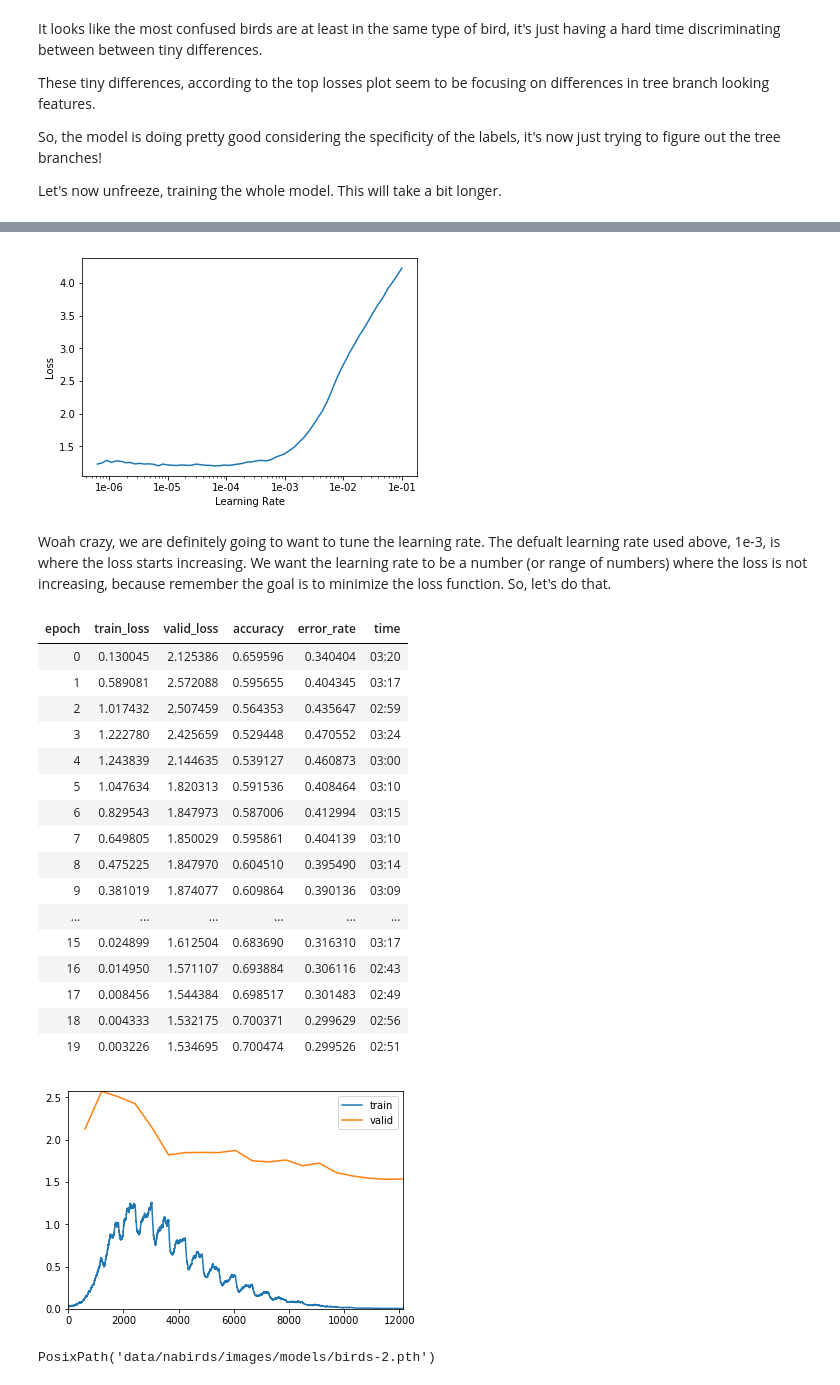
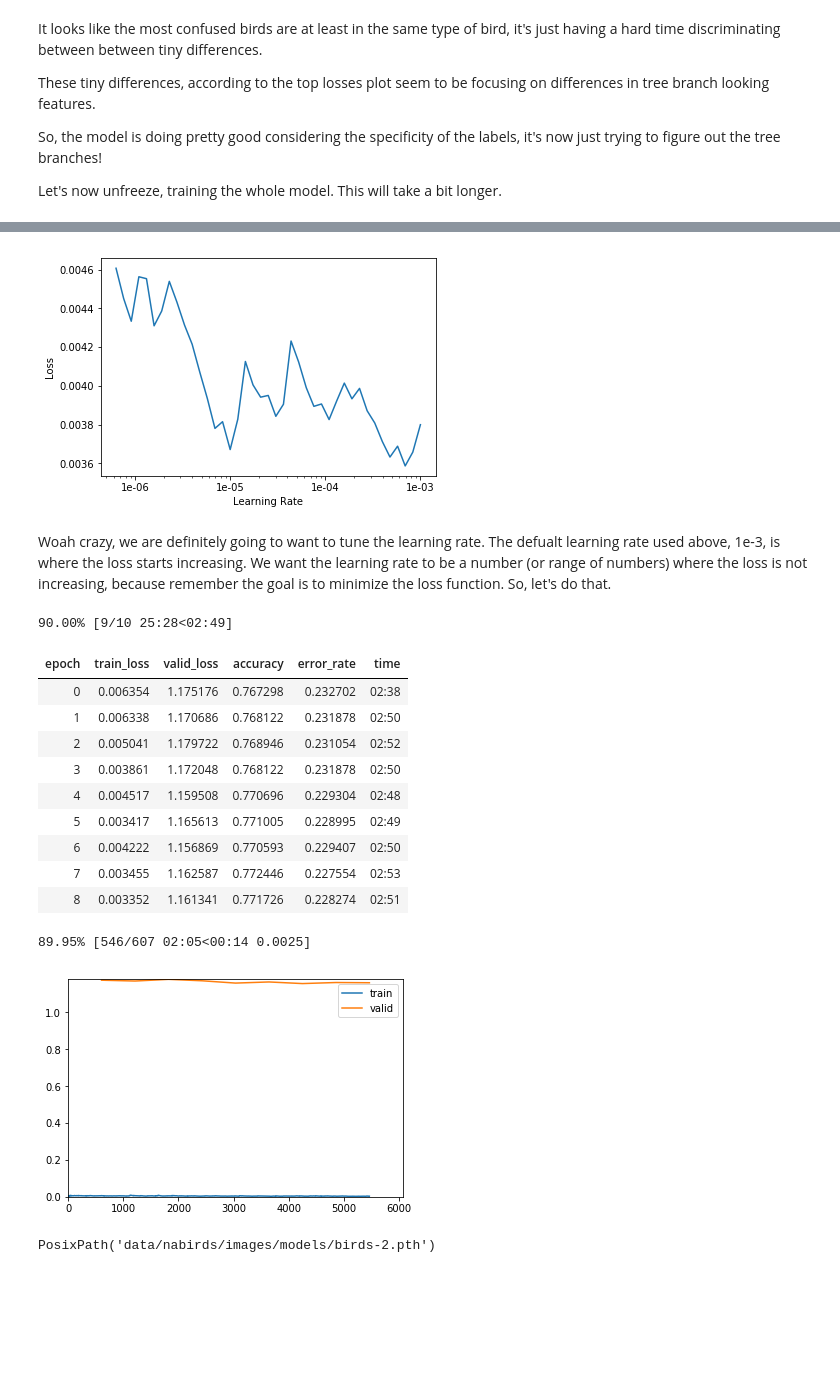
Before and after one commit to jakevc/deeplearn, a Jupyter notebook: BirdClassifier.ipynb, the cells around one changed output, grey strips where cells are left out. Cells and saved outputs as stored; diff of their text form; code cells hidden in the pictures; blank space fills up the shorter version.

```diff
--- a/BirdClassifier.ipynb
+++ b/BirdClassifier.ipynb
@@ -258,6 +257,6 @@ learn = cnn_learner(data, models.resnet34, metrics=[accuracy, error_rate])
 # %%
 # fit the model using one_cycle, and 4 epochs
 # fit one cycle is only training on the last layer
-learn.fit_one_cycle(4)
+learn.fit_one_cycle(10, callbacks=[ShowGraph(learn)])
 # %% [output]
 | epoch | train_loss | valid_loss | accuracy | error_rate | time |
@@ -271,3 +277,4 @@ The last few layers of the model is accurately predicting the right bird 65% of
 Let's do some fine tuning and see how much accuracy we can squeeze out.
 # %%
 learn.save("birds-1")
+learn.load("birds-1")
@@ -307,6 +322,6 @@ So, the model is doing pretty good considering the specificity of the labels, it
 Let's now unfreeze, training the whole model. This will take a bit longer.
 # %%
 learn.unfreeze()
-learn.fit_one_cycle(6) # six epochs of training
+learn.fit_one_cycle(20, callbacks=[ShowGraph(learn)])
 # %% [output]
 | epoch | train_loss | valid_loss | accuracy | error_rate | time |
@@ -327,2 +347,3 @@ Our validation loss is still much higher than our training loss, it looks like w
 # %%
-learn.load("birds-1").silent
+learn.save("birds-2")
+learn.load("birds-2")
@@ -335,31 +373,26 @@ LR Finder is complete, type {learner_name}.recorder.plot() to see the graph.
 # %%
 learn.recorder.plot()
 # %% [output]
-[figure, old version]
+[figure, new version]
 # %% [markdown]
 Woah crazy, we are definitely going to want to tune the learning rate. The defualt learning rate used above, 1e-3, is where the loss starts increasing. We want the learning rate to be a number (or range of numbers) where the loss is not increasing, because remember the goal is to minimize the loss function. So, let's do that.
 # %%
 learn.unfreeze()
-learn.fit_one_cycle(20,max_lr = slice(3e-3, 1e-3), callbacks=[ShowGraph(learn)])
+learn.fit_one_cycle(10,max_lr = slice(5e-6, 6e-6), callbacks=[ShowGraph(learn)])
 # %% [output]
+90.00% [9/10 25:28<02:49]
 | epoch | train_loss | valid_loss | accuracy | error_rate | time |
-| 0 | 0.130045 | 2.125386 | 0.659596 | 0.340404 | 03:20 |
-| 1 | 0.589081 | 2.572088 | 0.595655 | 0.404345 | 03:17 |
-| 2 | 1.017432 | 2.507459 | 0.564353 | 0.435647 | 02:59 |
-| 3 | 1.222780 | 2.425659 | 0.529448 | 0.470552 | 03:24 |
-| 4 | 1.243839 | 2.144635 | 0.539127 | 0.460873 | 03:00 |
-| 5 | 1.047634 | 1.820313 | 0.591536 | 0.408464 | 03:10 |
-| 6 | 0.829543 | 1.847973 | 0.587006 | 0.412994 | 03:15 |
-| 7 | 0.649805 | 1.850029 | 0.595861 | 0.404139 | 03:10 |
-| 8 | 0.475225 | 1.847970 | 0.604510 | 0.395490 | 03:14 |
-| 9 | 0.381019 | 1.874077 | 0.609864 | 0.390136 | 03:09 |
-| ... | ... | ... | ... | ... | ... |
-| 15 | 0.024899 | 1.612504 | 0.683690 | 0.316310 | 03:17 |
-| 16 | 0.014950 | 1.571107 | 0.693884 | 0.306116 | 02:43 |
-| 17 | 0.008456 | 1.544384 | 0.698517 | 0.301483 | 02:49 |
-| 18 | 0.004333 | 1.532175 | 0.700371 | 0.299629 | 02:56 |
-| 19 | 0.003226 | 1.534695 | 0.700474 | 0.299526 | 02:51 |
+| 0 | 0.006354 | 1.175176 | 0.767298 | 0.232702 | 02:38 |
+| 1 | 0.006338 | 1.170686 | 0.768122 | 0.231878 | 02:50 |
+| 2 | 0.005041 | 1.179722 | 0.768946 | 0.231054 | 02:52 |
+| 3 | 0.003861 | 1.172048 | 0.768122 | 0.231878 | 02:50 |
+| 4 | 0.004517 | 1.159508 | 0.770696 | 0.229304 | 02:48 |
+| 5 | 0.003417 | 1.165613 | 0.771005 | 0.228995 | 02:49 |
+| 6 | 0.004222 | 1.156869 | 0.770593 | 0.229407 | 02:50 |
+| 7 | 0.003455 | 1.162587 | 0.772446 | 0.227554 | 02:53 |
+| 8 | 0.003352 | 1.161341 | 0.771726 | 0.228274 | 02:51 |
+89.95% [546/607 02:05<00:14 0.0025]
-[figure, old version]
+[figure, new version]
 # %%
 learn.save('birds-2', return_path=True)
 # %% [output]
```
Also changed, not shown: parts of 30 cells of this notebook, 1 other file.
